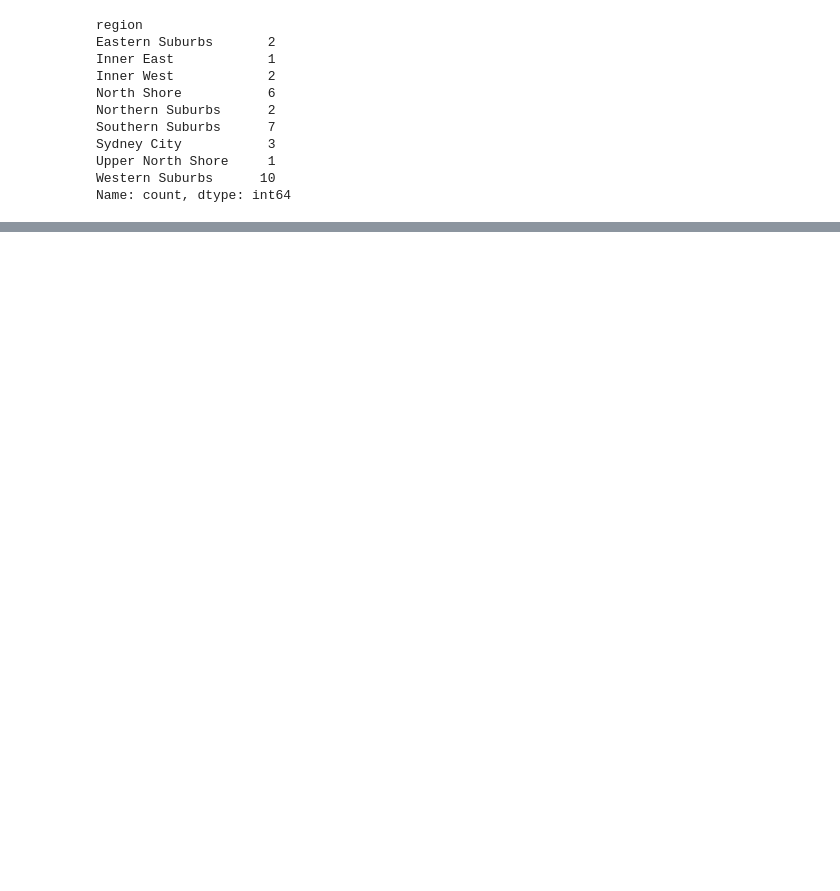
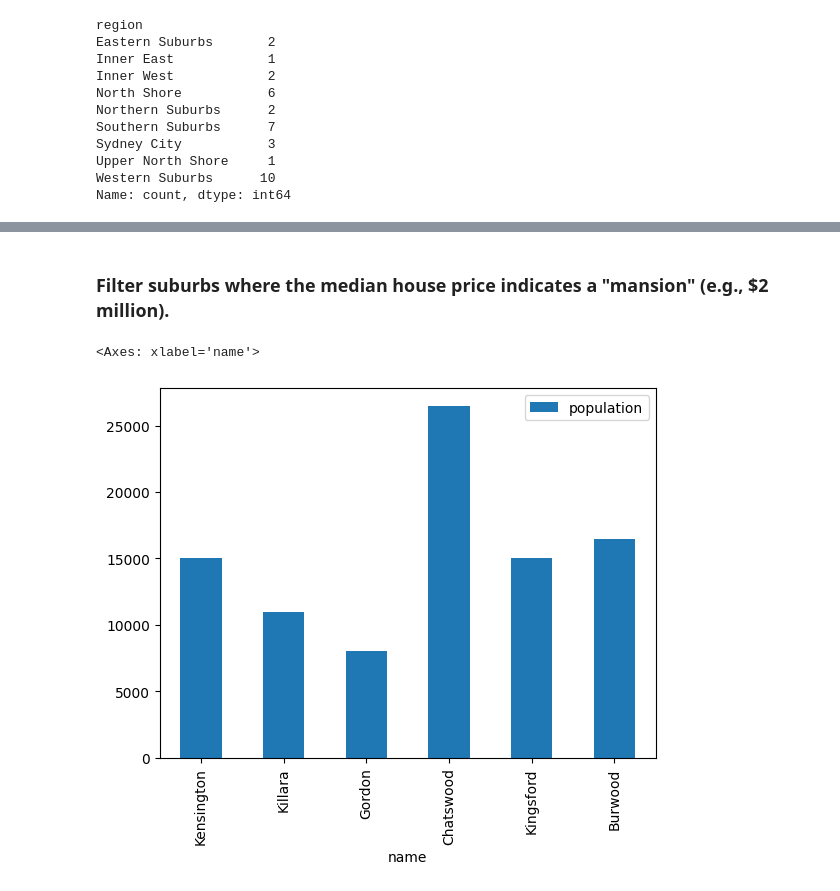
Before and after one commit to lhy-021/kaggle, a Jupyter notebook: sydney-suburbs-reviews-eda.ipynb, the cells around one changed output, grey strips where cells are left out. Saved outputs shown, nothing was run; the diff lists cells and outputs as text; code cells hidden in the pictures; blank space fills up the shorter version.

```diff
--- a/sydney-suburbs-reviews-eda.ipynb
+++ b/sydney-suburbs-reviews-eda.ipynb
@@ -124,0 +148,8 @@ df.loc[cn_15_idx, cols].query('median_apartment_price_2020<=700000').sort_values
+# %% [markdown]
+### Filter suburbs where the median house price indicates a "mansion" (e.g., $2 million).
+# %%
+col2 = ['name','population','median_house_price_2021','median_apartment_price_2020']
+df_sub.loc[df_sub.median_house_price_2021>2000000,col2].sort_values('median_house_price_2021', ascending = False).plot(x = 'name', y= 'population',kind = 'bar')
+# %% [output]
+<Axes: xlabel='name'>
+[figure, added]
```
Also changed, not shown: parts of 37 cells of this notebook.
